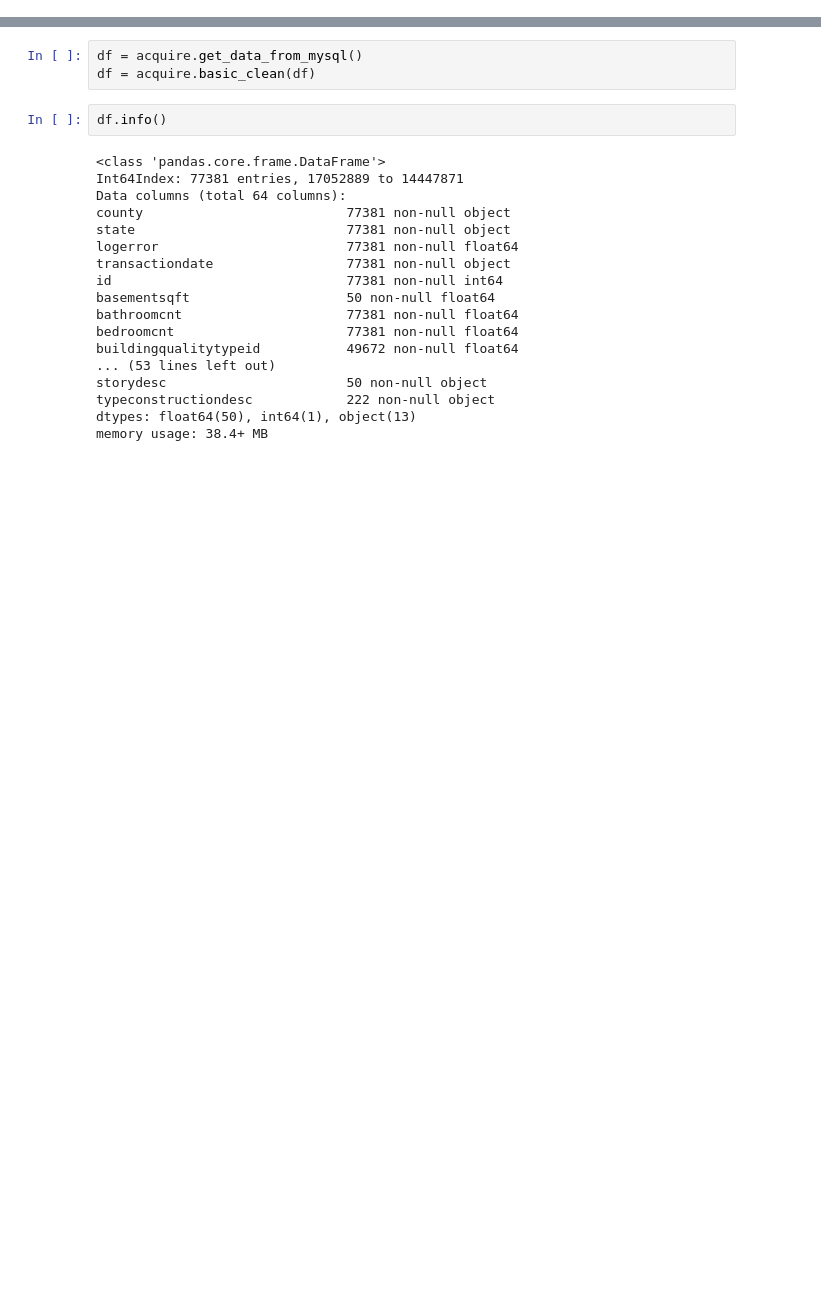
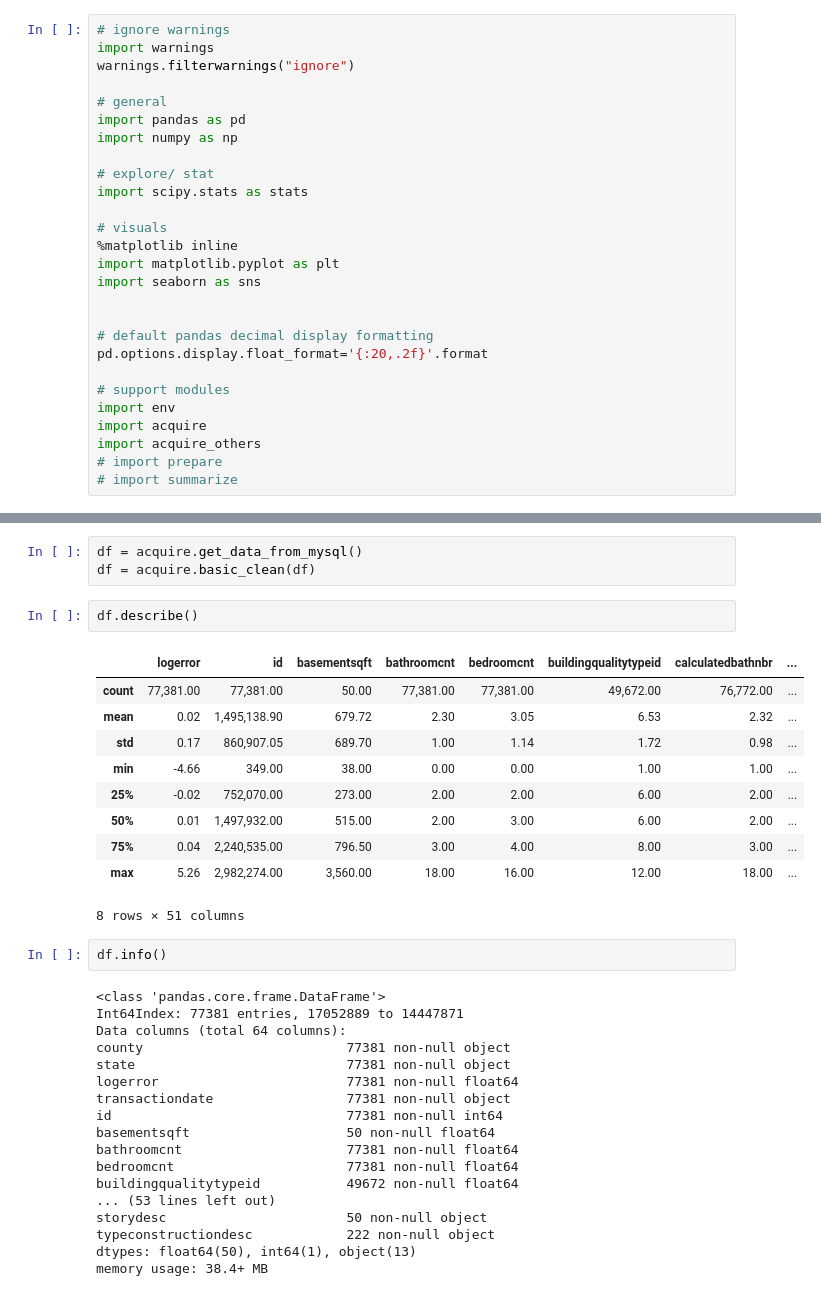
Before and after one commit to Jacqueline-A-Shay/ds-methodologies-exercises, a Jupyter notebook: clustering/zillow.ipynb, the cells around one changed output, grey strips where cells are left out. Saved outputs shown, nothing was run; the diff lists cells and outputs as text; blank space fills up the shorter version.

```diff
--- a/clustering/zillow.ipynb
+++ b/clustering/zillow.ipynb
@@ -6,2 +1,29 @@ import pandas as pd
+# %%
+# ignore warnings
+import warnings
+warnings.filterwarnings("ignore")
+
+# general
+import pandas as pd
+import numpy as np
+
+# explore/ stat
+import scipy.stats as stats
+
+# visuals
+%matplotlib inline
+import matplotlib.pyplot as plt
+import seaborn as sns
+
+
+# default pandas decimal display formatting
+pd.options.display.float_format='{:20,.2f}'.format
+
+# support modules
+import env
+import acquire
+import acquire_others
+# import prepare
+# import summarize
 # %% [markdown]
 Acquire data from mySQL using the python module to connect and query.
@@ -28,6 +51,19 @@ Acquire data from mySQL using the python module to connect and query.
 # %%
 df = acquire.get_data_from_mysql()
 df = acquire.basic_clean(df)
+# %%
+df.describe()
+# %% [output]
+|  | logerror | id | basementsqft | bathroomcnt | bedroomcnt | buildingqualitytypeid | calculatedbathnbr | ... |
+| count | 77,381.00 | 77,381.00 | 50.00 | 77,381.00 | 77,381.00 | 49,672.00 | 76,772.00 | ... |
+| mean | 0.02 | 1,495,138.90 | 679.72 | 2.30 | 3.05 | 6.53 | 2.32 | ... |
+| std | 0.17 | 860,907.05 | 689.70 | 1.00 | 1.14 | 1.72 | 0.98 | ... |
+| min | -4.66 | 349.00 | 38.00 | 0.00 | 0.00 | 1.00 | 1.00 | ... |
+| 25% | -0.02 | 752,070.00 | 273.00 | 2.00 | 2.00 | 6.00 | 2.00 | ... |
+| 50% | 0.01 | 1,497,932.00 | 515.00 | 2.00 | 3.00 | 6.00 | 2.00 | ... |
+| 75% | 0.04 | 2,240,535.00 | 796.50 | 3.00 | 4.00 | 8.00 | 3.00 | ... |
+| max | 5.26 | 2,982,274.00 | 3,560.00 | 18.00 | 16.00 | 12.00 | 18.00 | ... |
+8 rows × 51 columns
 # %%
 df.info()
 # %% [output]
```
Also changed, not shown: parts of 11 cells of this notebook, 6 other files.
